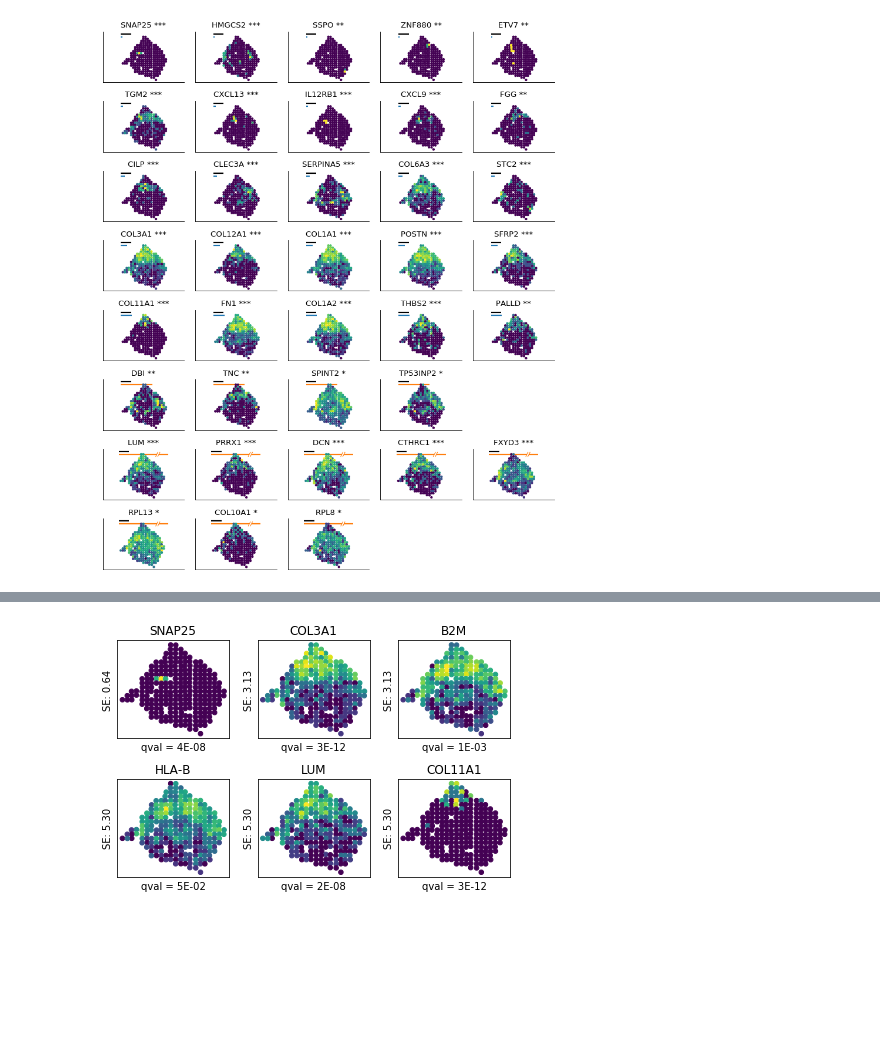
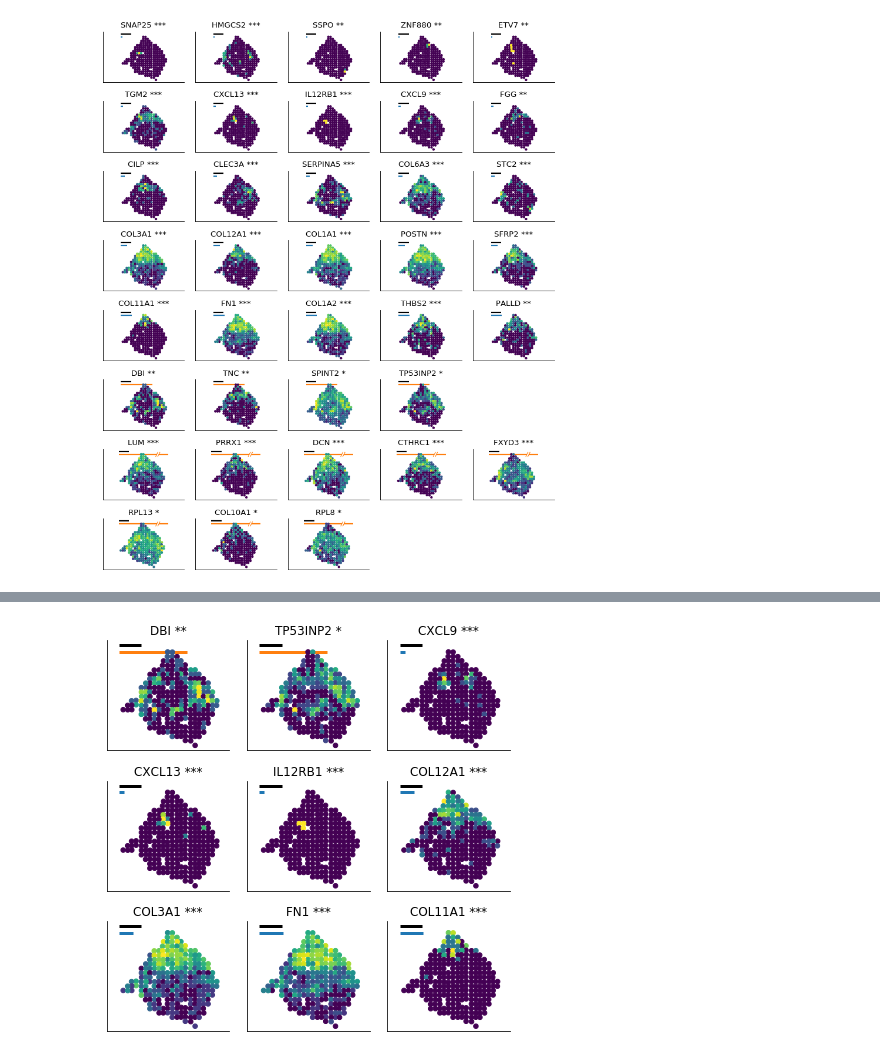
Before and after one commit to Teichlab/SpatialDE, a Jupyter notebook: Analysis/BreastCancer/Breast Cancer Tissue Analysis.ipynb, the cells around one changed output, grey strips where cells are left out. Saved outputs shown, nothing was run; the diff lists cells and outputs as text; code cells hidden in the pictures; blank space fills up the shorter version.

Commit message:
Made new version of BC figures

```diff
--- a/Analysis/BreastCancer/Breast Cancer Tissue Analysis.ipynb
+++ b/Analysis/BreastCancer/Breast Cancer Tissue Analysis.ipynb
@@ -39,6 +39,8 @@ Name: model, dtype: int64
 # %%
 results['pval'] = results['pval'].clip_lower(results.query('pval > 0')['pval'].min() / 2)
 results['qval'] = results['qval'].clip_lower(results.query('qval > 0')['qval'].min() / 2)
+ms_results['pval'] = ms_results['pval'].clip_lower(ms_results.query('pval > 0')['pval'].min() / 2)
+ms_results['qval'] = ms_results['qval'].clip_lower(ms_results.query('qval > 0')['qval'].min() / 2)
 # %%
 plt.loglog()
 plt.scatter(results.l, results.pval);
@@ -174,6 +180,6 @@ ImportError: No module named 'adjustText'
 # %%
 N = 2
-top_per_ls = results.query('qval < 0.05') \
+top_per_ls = ms_results.query('g not in @stahl_genes') \
                   .sort_values('qval', ascending=True) \
                   .groupby('l') \
                   .head(N) \
@@ -231,20 +264,40 @@ NameError: name 'adjust_text' is not defined
 # %%
-figsize(6, 4)
+figsize(6, 6)
 N = 3
-N_rows = 2
-select_genes = results.query('g in ["LUM", "HLA-B", "B2M", "COL3A1", "SNAP25", "COL11A1"]')
+N_rows = 3
+gene_sel = ["CXCL13", "CXCL9", "DBI", "COL3A1", "TP53INP2", "COL11A1", "FN1", "COL12A1", "IL12RB1"]
+select_genes = ms_results.query('g in @gene_sel')
 for i, idx in enumerate(select_genes.index):
     r = select_genes.loc[idx]
     plt.subplot(N_rows, N, i + 1)
+
     plt.scatter(sample_info.x, -sample_info.y, c=dfm[r['g']], s=20);
-    plt.title(r['g'])
+
+    s = ' *'
+    if r['qval'] < 0.01:
+        s = ' **'
+
+    if r['qval'] < 0.001:
+        s = ' ***'
+
+    plt.title(r['g'] + s)
+
     plt.xticks([])
     plt.yticks([])
-    plt.xlabel('qval = {:.0E}'.format(r['qval']))
-    if True:
-        plt.ylabel('{}: {:.2f}'.format(r['model'], r['l']))
+    plt.hlines(-3.5, 7, 12, lw=3)
+    if r['l'] + 7 < 28:
+        plt.hlines(-5, 7, 7 + r['l'], lw=3, color=model_colors[r['model']], zorder=0)
+
+    else:
+        plt.hlines(-5, 7, 25.5, lw=2, color=model_colors[r['model']], zorder=0)
+        plt.plot([25, 26], [-6, -4], lw=1, color=model_colors[r['model']])
+        plt.plot([26, 27], [-6, -4], lw=1, color=model_colors[r['model']])
+        plt.hlines(-5, 26.5, 31, lw=2, color=model_colors[r['model']])
+
+    plt.axis('equal')
+
 
 plt.tight_layout()
 plt.savefig('BC_select_genes.pdf')
 # %% [output]
-[figure, old version]
+[figure, new version]
```
Also changed, not shown: parts of 11 cells of this notebook.
